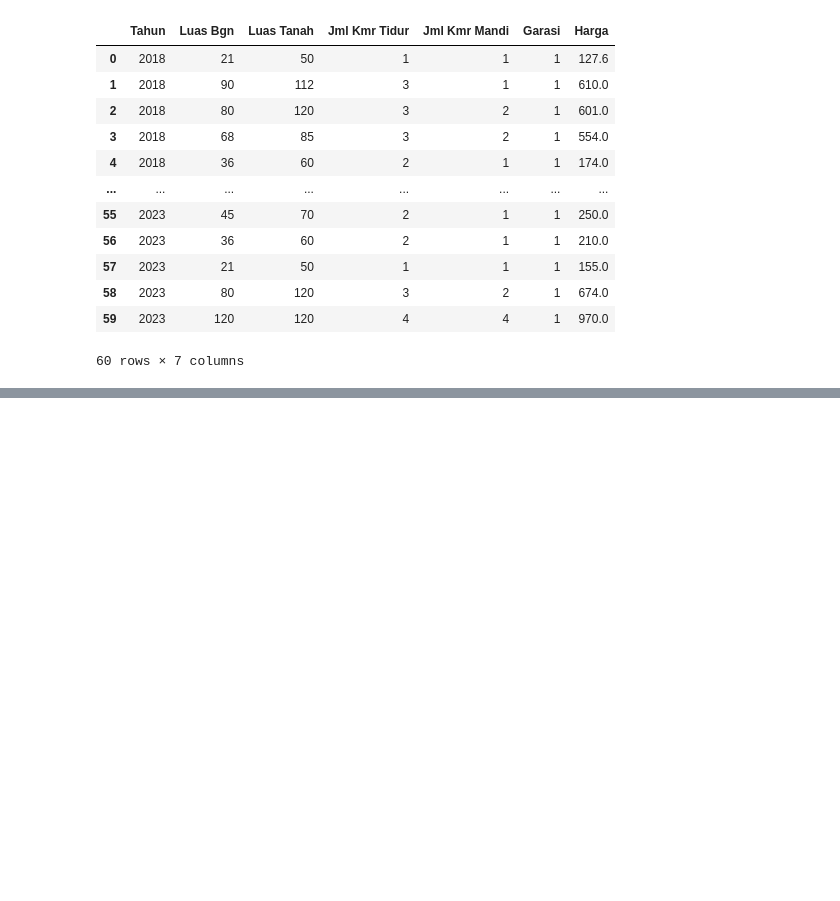
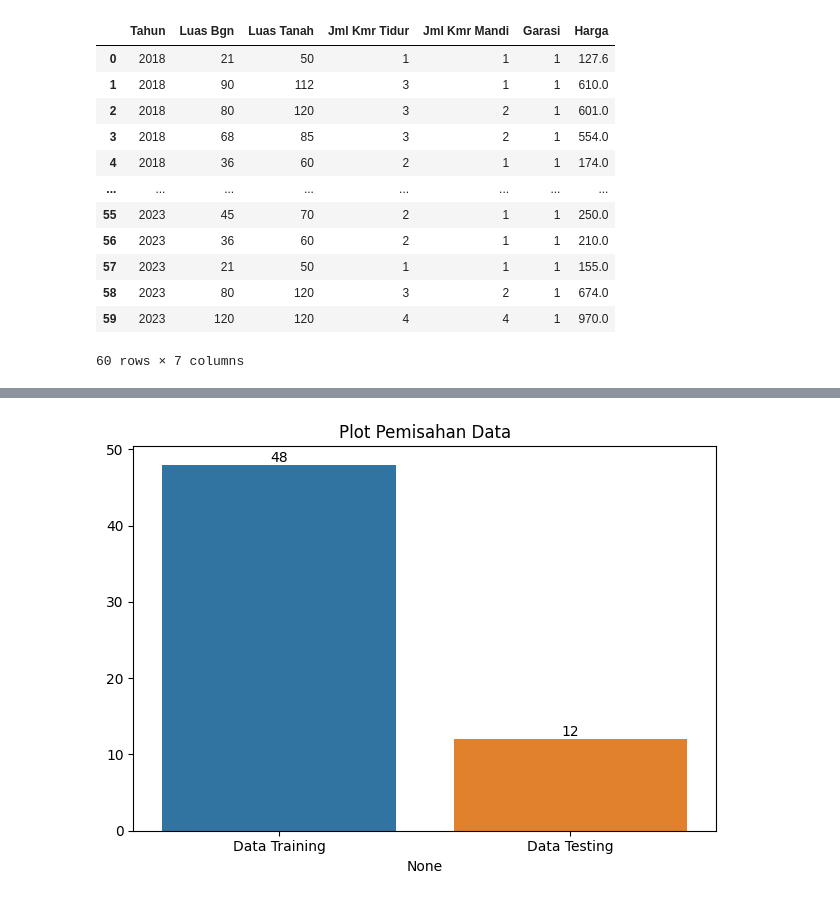
Before and after one commit to tredyfernandoanggara/Prediksi-Harga-Rumah-dengan-SVR-dan-Grid-Search-Cross-Validation, a Jupyter notebook: prediksi_harga_rumah.ipynb, the cells around one changed output, grey strips where cells are left out. Drawn from its saved outputs; the diff is of its cells as text; code cells hidden in the pictures; blank space fills up the shorter version.

```diff
--- a/prediksi_harga_rumah.ipynb
+++ b/prediksi_harga_rumah.ipynb
@@ -92,0 +99,11 @@ df_final
+# %%
+# Fitur
+fitur = df_final.drop('Harga', axis=1).copy()
+# Target
+target = df_final['Harga'].copy()
+
+array_fitur = np.array(fitur)
+array_target = np.array(target)
+
+print(f"Kolom Fitur\t: {', '.join(fitur.columns)}")
+print(f"Kolom Target\t: {target.name}")
@@ -92,0 +118,10 @@ df_final
+# %%
+X_train, X_test, y_train, y_test = train_test_split(array_fitur, array_target,
+                                                    train_size=0.8,
+                                                    random_state=42)
+# %%
+# Plot
+df_split = pd.DataFrame([[X_train.shape[0], X_test.shape[0]]], columns=['Data Training', 'Data Testing'])
+mp.bar_plot(x=df_split.columns, y=df_split.values[0], hue=df_split.columns, title="Plot Pemisahan Data")
+# %% [output]
+[figure, added]
```
Also changed, not shown: parts of 5 cells of this notebook.
